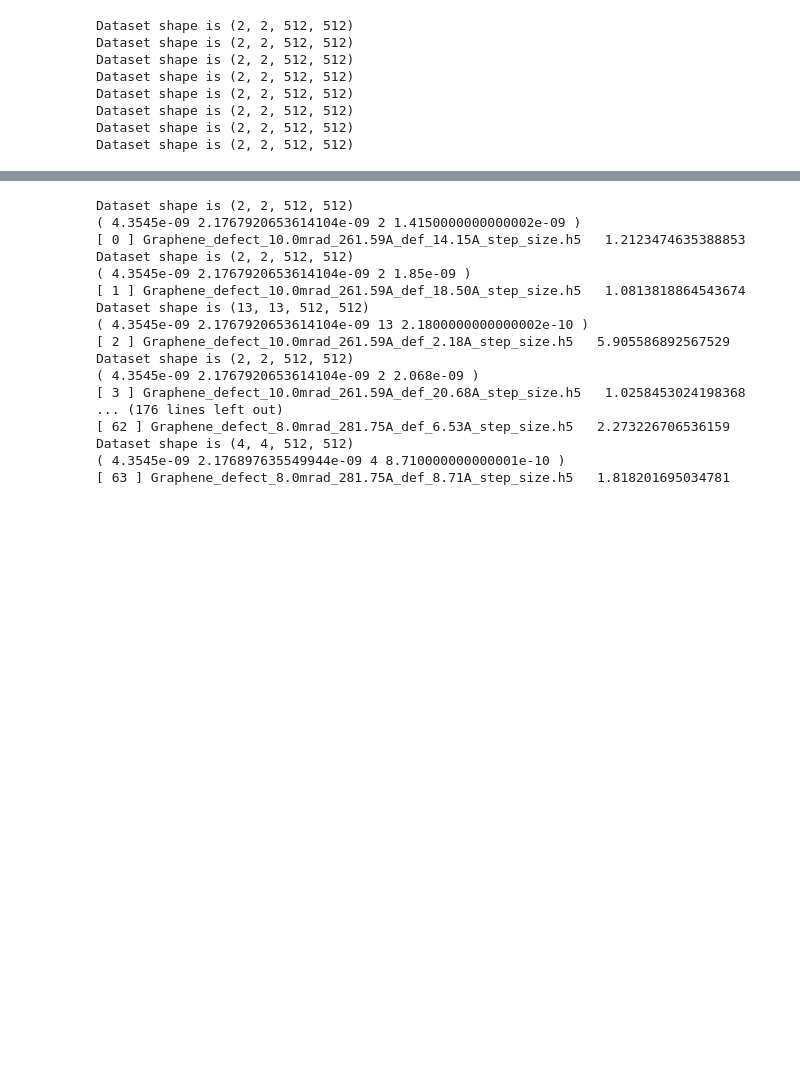
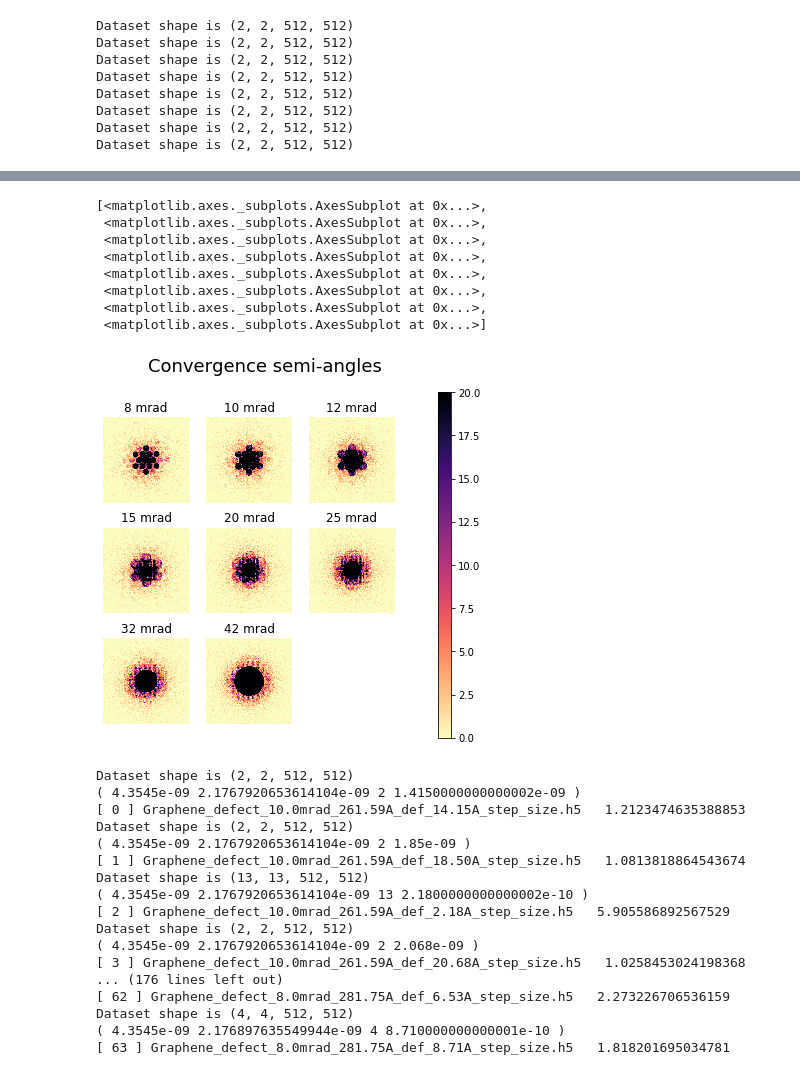
Before and after one commit to CDScattering/Staff-notebooks, a Jupyter notebook: ptyREX_sim_matrix/2_inspect_sim_data.ipynb, the cells around one changed output, grey strips where cells are left out. Saved outputs shown, nothing was run; the diff lists cells and outputs as text; code cells hidden in the pictures; blank space fills up the shorter version.

```diff
--- a/ptyREX_sim_matrix/2_inspect_sim_data.ipynb
+++ b/ptyREX_sim_matrix/2_inspect_sim_data.ipynb
@@ -9,10 +12,11 @@ import matplotlib.pyplot as plt
 # %%
-#%matplotlib qt
 import hyperspy.api as hs
+hs.set_log_level('ERROR')
 import numpy as np
 import os
 import h5py
 import sys
+import matplotlib.pyplot as plt
 # %%
 sys.path.append('/dls/science/groups/e02/Mohsen/code/Git_Repos/Merlin-Medipix/')
 import epsic_tools.api as epsic
@@ -105,3 +117,17 @@ collage.plot(colorbar=False, scalebar=False, axes_off = True, vmax = 20, cmap =
+# %%
+labels = ['8 mrad', '10 mrad', '12 mrad', '15 mrad', '20 mrad', '25 mrad', '32 mrad', '42 mrad']
+hs.plot.plot_images(sum_dp, axes_decor='off', per_row=3, cmap = 'magma_r', vmax = 20,
+                   label=labels, suptitle = 'Convergence semi-angles', colorbar = 'single')
+# %% [output]
+[<matplotlib.axes._subplots.AxesSubplot at 0x...>,
+ <matplotlib.axes._subplots.AxesSubplot at 0x...>,
+ <matplotlib.axes._subplots.AxesSubplot at 0x...>,
+ <matplotlib.axes._subplots.AxesSubplot at 0x...>,
+ <matplotlib.axes._subplots.AxesSubplot at 0x...>,
+ <matplotlib.axes._subplots.AxesSubplot at 0x...>,
+ <matplotlib.axes._subplots.AxesSubplot at 0x...>,
+ <matplotlib.axes._subplots.AxesSubplot at 0x...>]
+[figure, added]
 # %%
 pixel_size = 8.5048828125e-12
 detector_pix_array = 512
```
Also changed, not shown: parts of 23 cells of this notebook, 8 other files.
